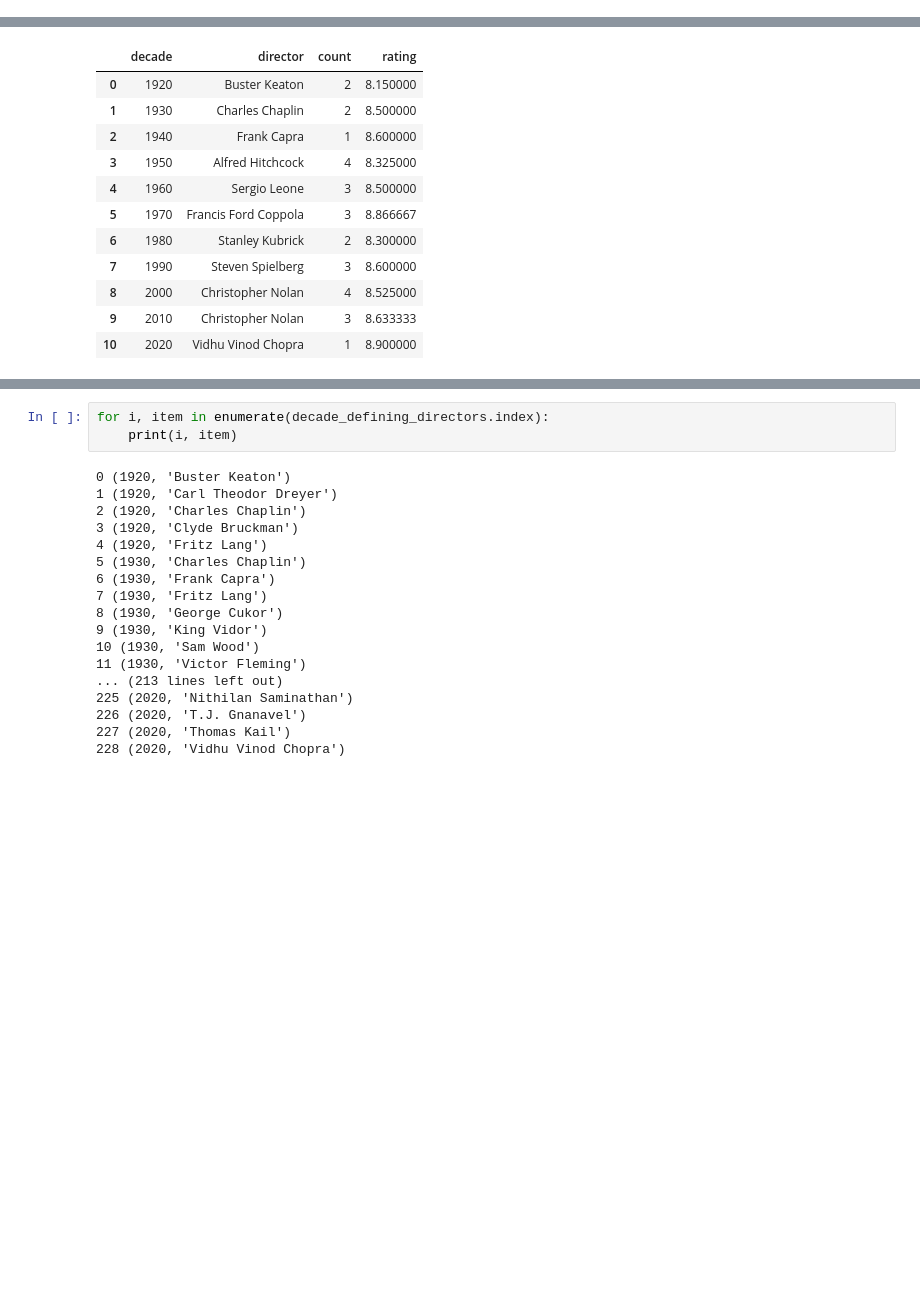
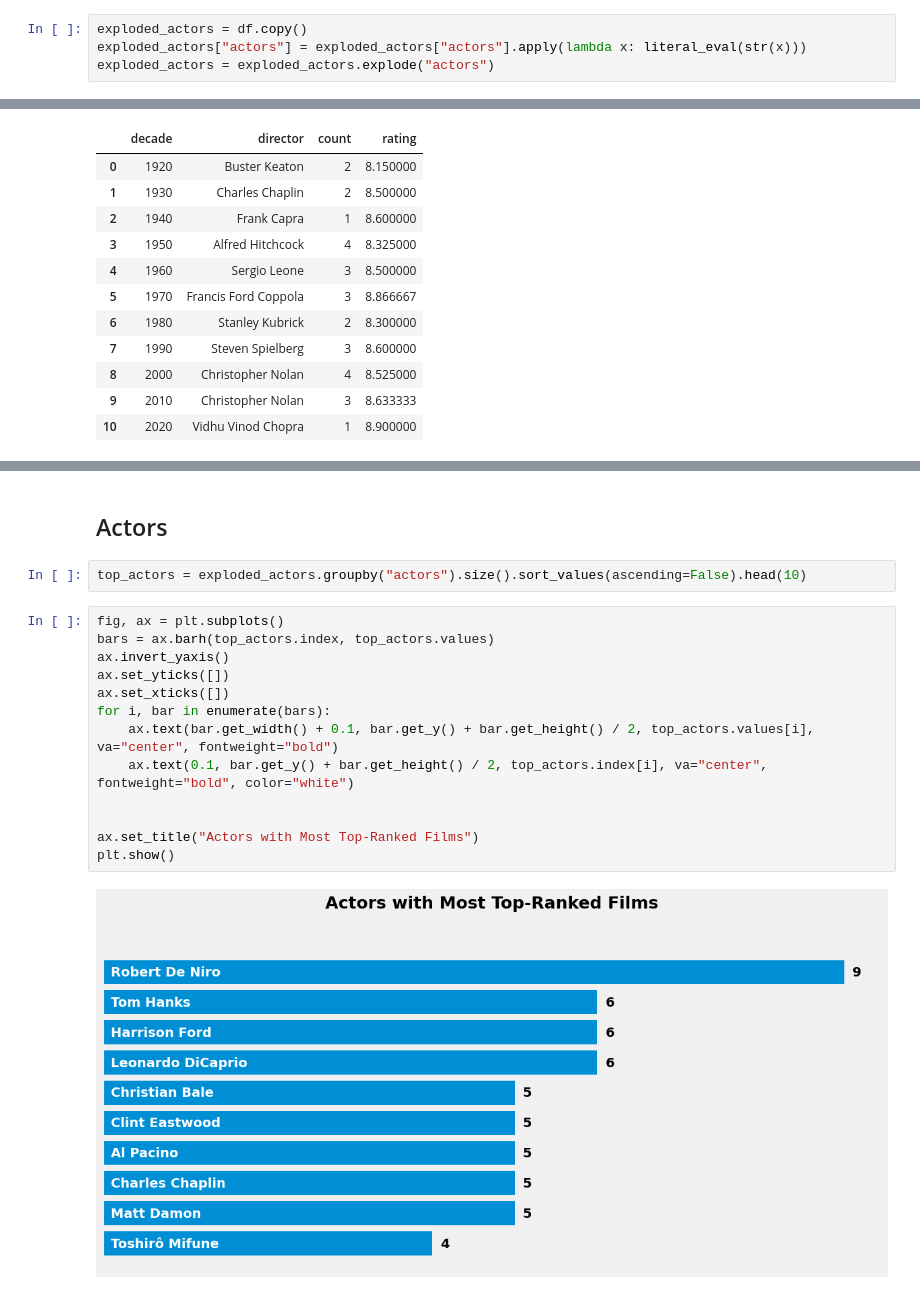
Before and after one commit to dmitkov28/notebooks, a Jupyter notebook: notebooks/ML/movies/imdb/imdb_2.ipynb, the cells around one changed output, grey strips where cells are left out. Drawn from its saved outputs; the diff is of its cells as text; blank space fills up the shorter version.

Commit message:
add visualizations

```diff
--- a/notebooks/ML/movies/imdb/imdb_2.ipynb
+++ b/notebooks/ML/movies/imdb/imdb_2.ipynb
@@ -55,6 +55,10 @@ exploded_genres = exploded_genres.explode("genre")
 exploded_directors = df.copy()
 exploded_directors["director"] = exploded_directors["director"].apply(lambda x: literal_eval(str(x)))
 exploded_directors = exploded_directors.explode("director")
+# %%
+exploded_actors = df.copy()
+exploded_actors["actors"] = exploded_actors["actors"].apply(lambda x: literal_eval(str(x)))
+exploded_actors = exploded_actors.explode("actors")
 # %% [markdown]
 ## Ratings
 # %%
@@ -866,21 +870,19 @@ plt.show()
-# %%
-for i, item in enumerate(decade_defining_directors.index):
-    print(i, item)
-# %% [output]
-0 (1920, 'Buster Keaton')
-1 (1920, 'Carl Theodor Dreyer')
-2 (1920, 'Charles Chaplin')
-3 (1920, 'Clyde Bruckman')
-4 (1920, 'Fritz Lang')
-5 (1930, 'Charles Chaplin')
-6 (1930, 'Frank Capra')
-7 (1930, 'Fritz Lang')
-8 (1930, 'George Cukor')
-9 (1930, 'King Vidor')
-10 (1930, 'Sam Wood')
-11 (1930, 'Victor Fleming')
-... (213 lines left out)
-225 (2020, 'Nithilan Saminathan')
-226 (2020, 'T.J. Gnanavel')
-227 (2020, 'Thomas Kail')
-228 (2020, 'Vidhu Vinod Chopra')
+# %% [markdown]
+## Actors
+# %%
+top_actors = exploded_actors.groupby("actors").size().sort_values(ascending=False).head(10)
+# %%
+fig, ax = plt.subplots()
+bars = ax.barh(top_actors.index, top_actors.values)
+ax.invert_yaxis()
+ax.set_yticks([])
+ax.set_xticks([])
+for i, bar in enumerate(bars):
+    ax.text(bar.get_width() + 0.1, bar.get_y() + bar.get_height() / 2, top_actors.values[i], va="center", fontweight="bold")
+    ax.text(0.1, bar.get_y() + bar.get_height() / 2, top_actors.index[i], va="center", fontweight="bold", color="white")
+
+
+ax.set_title("Actors with Most Top-Ranked Films")
+plt.show()
+# %% [output]
+[figure, added]
```
Also changed, not shown: parts of 3 cells of this notebook.
